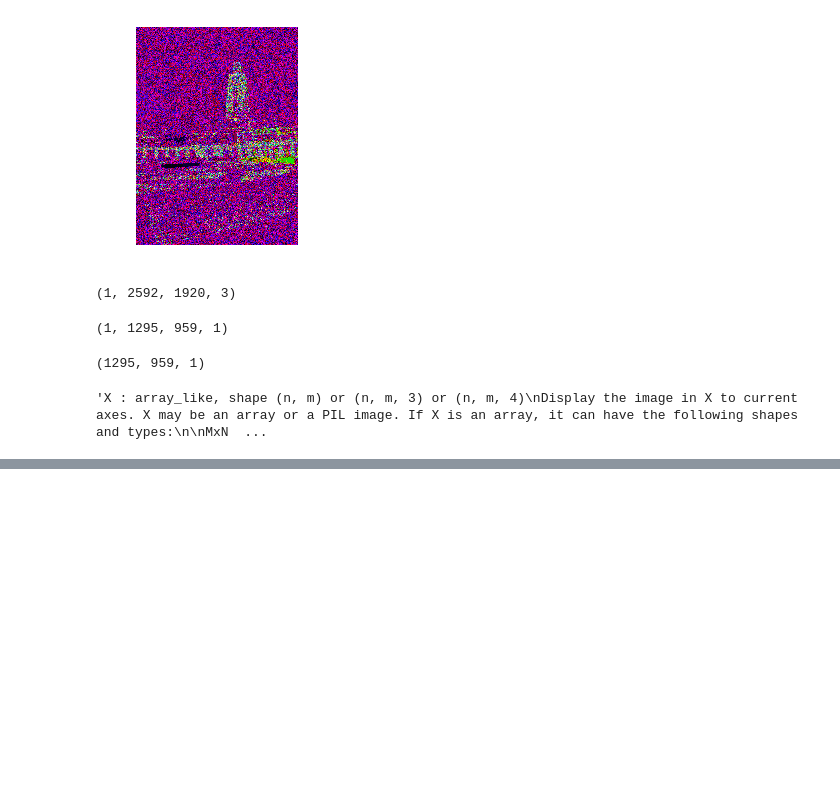
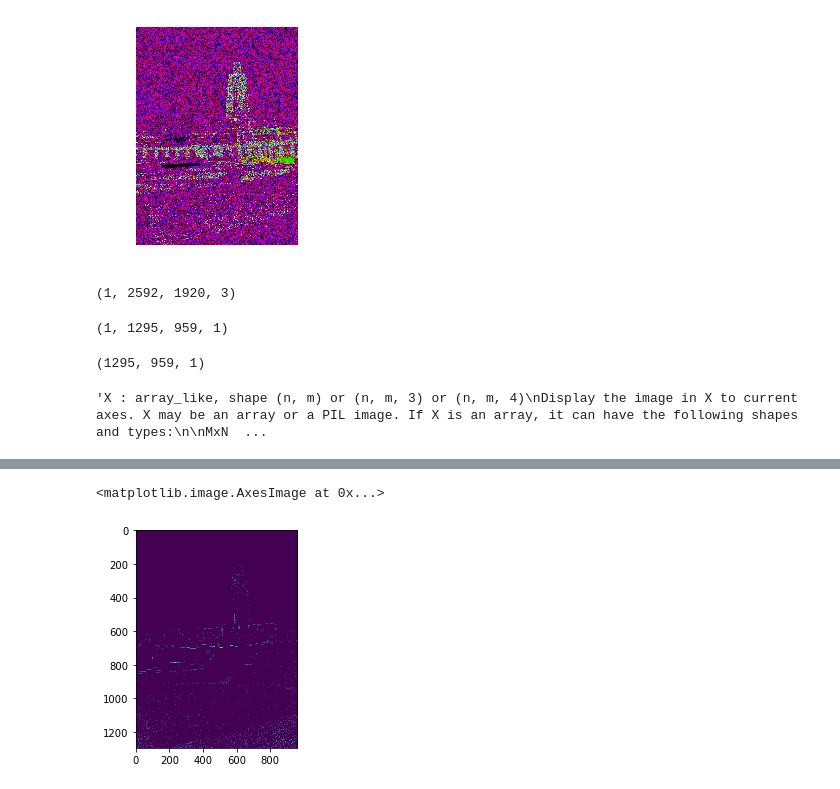
Before and after one commit to abhilash97/Images-and-Networks, a Jupyter notebook: Visualizing Layers and Edges/covNet .ipynb, the cells around one changed output, grey strips where cells are left out. Saved outputs shown, nothing was run; the diff lists cells and outputs as text; code cells hidden in the pictures; blank space fills up the shorter version.

```diff
--- a/Visualizing Layers and Edges/covNet .ipynb
+++ b/Visualizing Layers and Edges/covNet .ipynb
@@ -141,0 +171,5 @@ c1 = c1.reshape(c1.shape[:2])
+# %%
+plt.imshow(c2)
+# %% [output]
+<matplotlib.image.AxesImage at 0x...>
+[figure, added]
```
Also changed, not shown: parts of 8 cells of this notebook.
